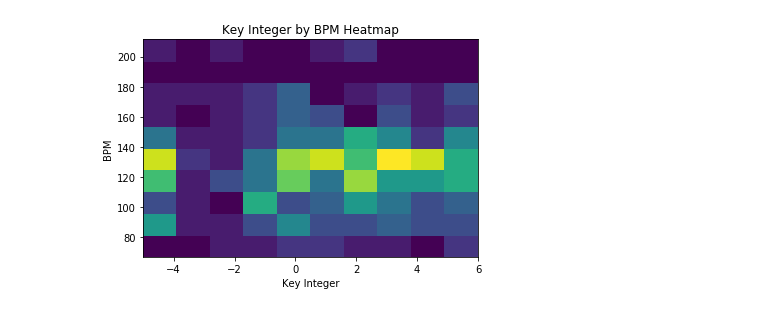
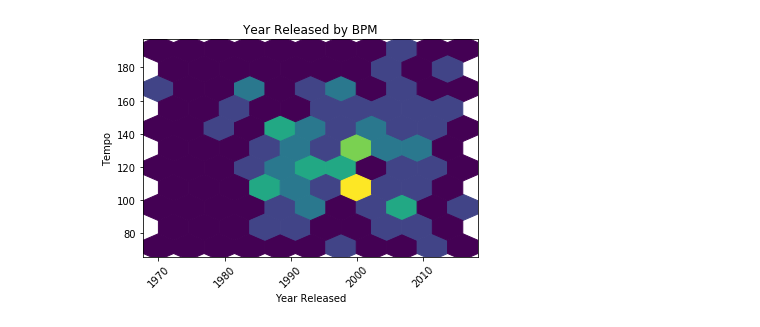
Before and after one commit to jaime030690/spotify_decades, a Jupyter notebook: viz.ipynb, the cells around one changed output. Cells and saved outputs as stored; diff of their text form; code cells hidden in the pictures.

```diff
--- a/viz.ipynb
+++ b/viz.ipynb
@@ -23,14 +52,11 @@ df
 # %%
-def create_heatmap(x, y, xlabel, ylabel):
+x, y = df['year'], df['bpm']
 
-    plt.hist2d(x, y, cmap = 'viridis')
-    plt.title(f'{xlabel} by {ylabel} Heatmap')
-    plt.xlabel(xlabel)
-    plt.ylabel(ylabel)
-    plt.show()
+plt.hexbin(x, y, cmap = 'viridis', gridsize = 10)
+plt.xticks(rotation = 45)
+plt.title('Year Released by BPM')
+plt.xlabel('Year Released')
+plt.ylabel('Tempo')
+plt.show()
+# %% [output]
+[figure, added]
-# %%
-x, y = df['key_integer'], df['bpm']
-
-create_heatmap(x, y, 'Key Integer', 'BPM')
-# %% [output]
-[figure, removed]
```
Also changed, not shown: parts of 4 cells of this notebook, 4 other files.
